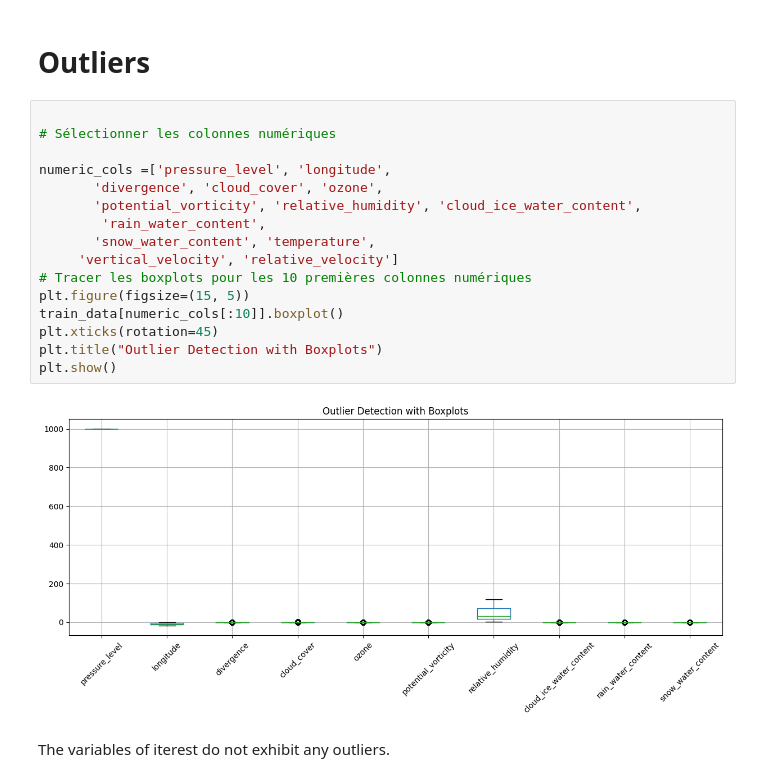
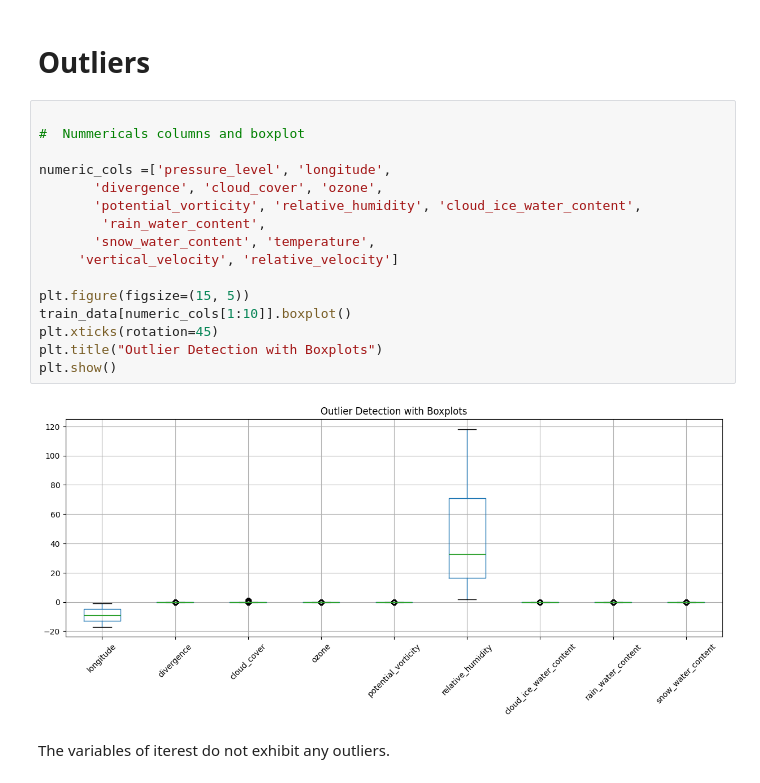
Before and after one commit to zakil-02/Relative_humidity_prediction-DataCamp, a Jupyter notebook: kitName_starting_kit.ipynb, the cells around one changed output. Cells and saved outputs as stored; diff of their text form.

```diff
--- a/kitName_starting_kit.ipynb
+++ b/kitName_starting_kit.ipynb
@@ -149,21 +155,21 @@ There is no missing values
 # Outliers
 # %%
 
-# Sélectionner les colonnes numériques
+#  Nummericals columns and boxplot
 
 numeric_cols =['pressure_level', 'longitude',
        'divergence', 'cloud_cover', 'ozone',
        'potential_vorticity', 'relative_humidity', 'cloud_ice_water_content',
         'rain_water_content',
        'snow_water_content', 'temperature',
      'vertical_velocity', 'relative_velocity']
-# Tracer les boxplots pour les 10 premières colonnes numériques
+
 plt.figure(figsize=(15, 5))
-train_data[numeric_cols[:10]].boxplot()
+train_data[numeric_cols[1:10]].boxplot()
 plt.xticks(rotation=45)
 plt.title("Outlier Detection with Boxplots")
 plt.show()
 # %% [output]
-[figure, old version]
+[figure, new version]
 # %% [markdown]
 The variables of iterest do not exhibit any outliers.
```
Also changed, not shown: parts of 9 cells of this notebook, 3 other files.
